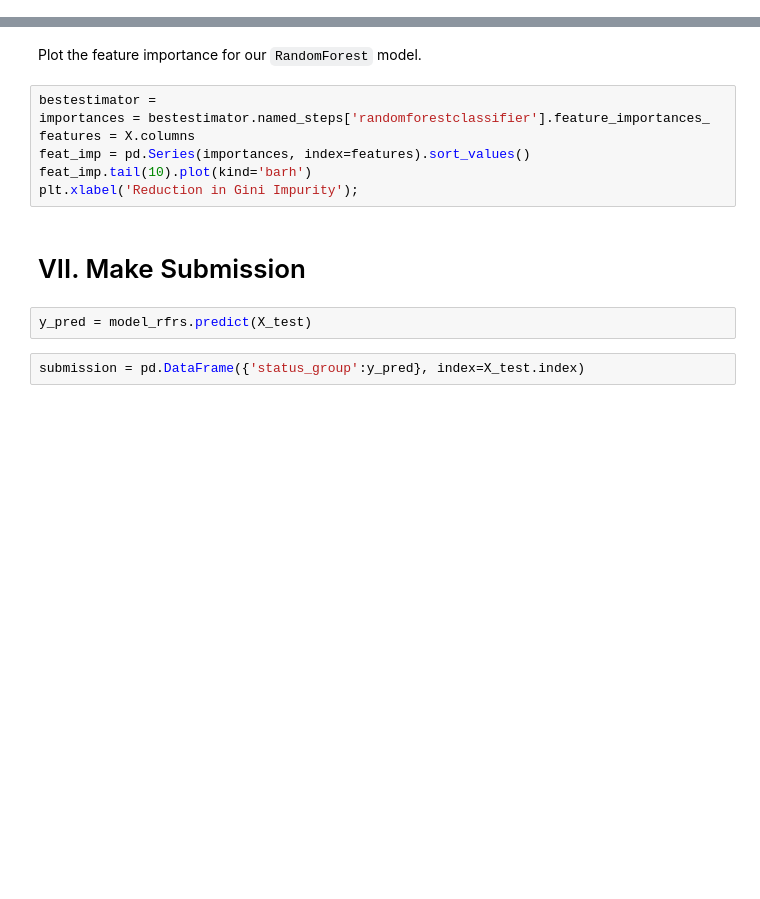
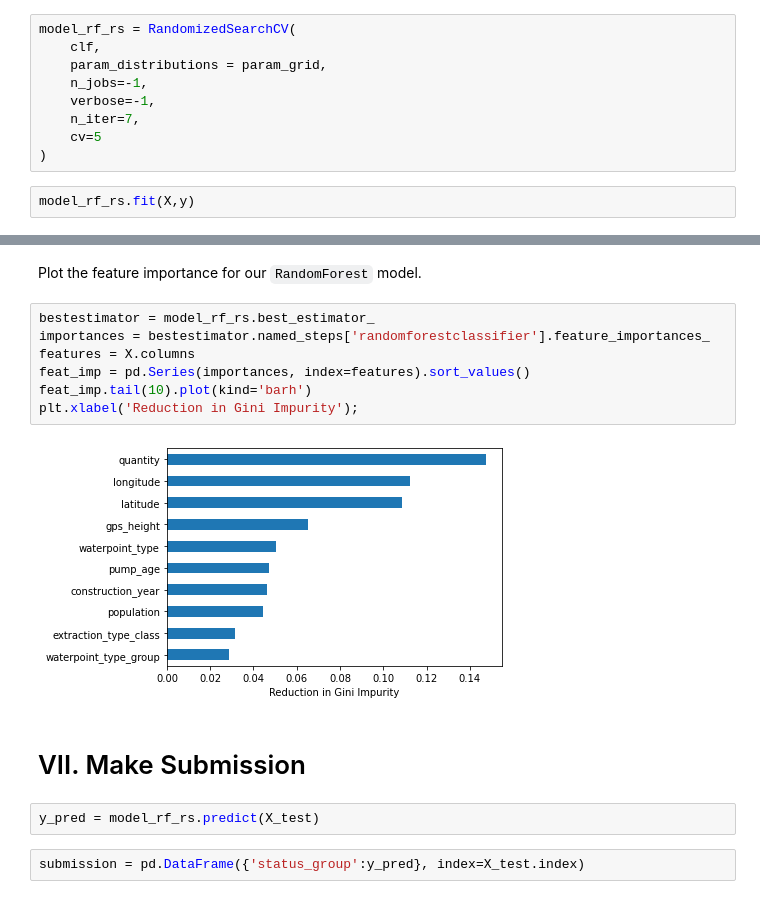
Before and after one commit to Vasanta2002/Data_Wrangling, a Jupyter notebook: JDS_SHR_223_guided_project_notes.ipynb, the cells around one changed output, grey strips where cells are left out. Drawn from its saved outputs; the diff is of its cells as text; blank space fills up the shorter version.

```diff
--- a/JDS_SHR_223_guided_project_notes.ipynb
+++ b/JDS_SHR_223_guided_project_notes.ipynb
@@ -278,3 +278,14 @@ array(['non functional', 'functional', 'functional', ...,
        'non functional', 'functional', 'functional'], dtype=object)
 # %% [markdown]
 **`RandomizedSearchCV`:**
+# %%
+model_rf_rs = RandomizedSearchCV(
+    clf,
+    param_distributions = param_grid,
+    n_jobs=-1,
+    verbose=-1,
+    n_iter=7,
+    cv=5
+)
+# %%
+model_rf_rs.fit(X,y)
@@ -285,16 +314,18 @@ array(['non functional', 'functional', 'functional', ...,
 # %% [markdown]
 Plot the feature importance for our `RandomForest` model.
 # %%
-bestestimator =
+bestestimator = model_rf_rs.best_estimator_
 importances = bestestimator.named_steps['randomforestclassifier'].feature_importances_
 features = X.columns
 feat_imp = pd.Series(importances, index=features).sort_values()
 feat_imp.tail(10).plot(kind='barh')
 plt.xlabel('Reduction in Gini Impurity');
+# %% [output]
+[figure, added]
 # %% [markdown]
 # VII. Make Submission
 # %%
-y_pred = model_rfrs.predict(X_test)
+y_pred = model_rf_rs.predict(X_test)
 # %%
 submission = pd.DataFrame({'status_group':y_pred}, index=X_test.index)
 # %%
```
Also changed, not shown: parts of 5 cells of this notebook.
